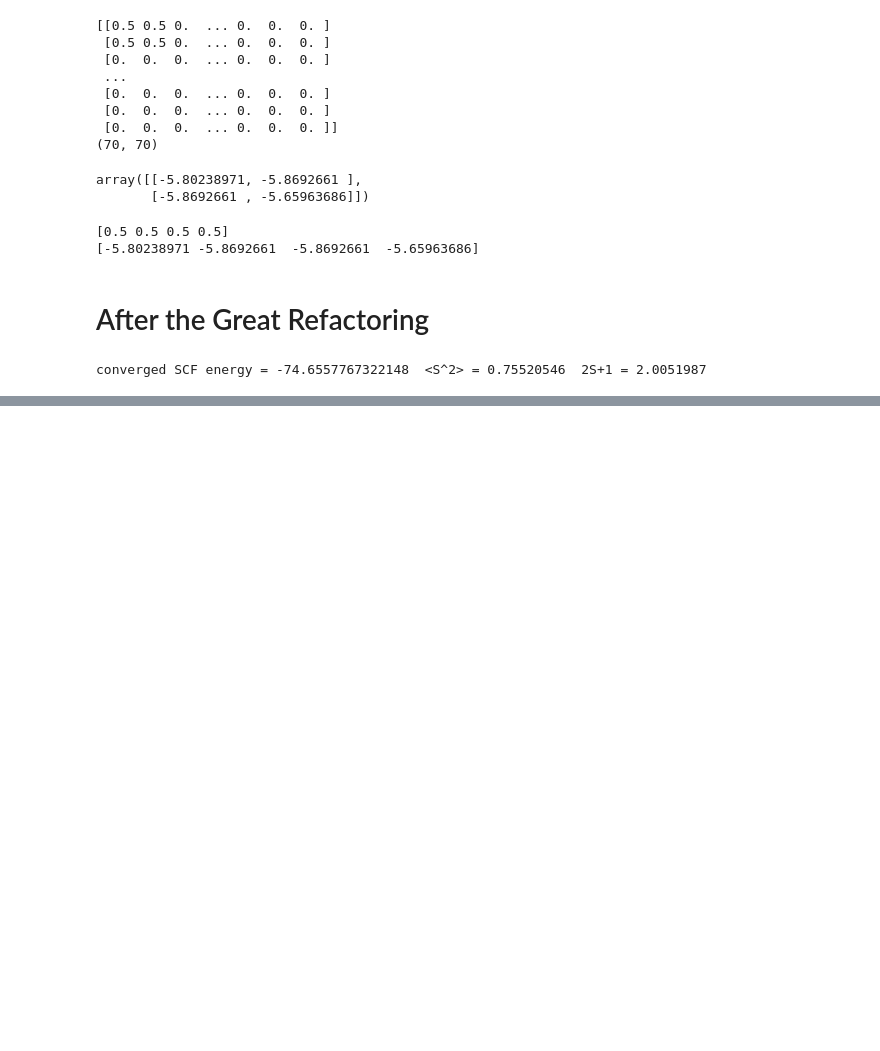
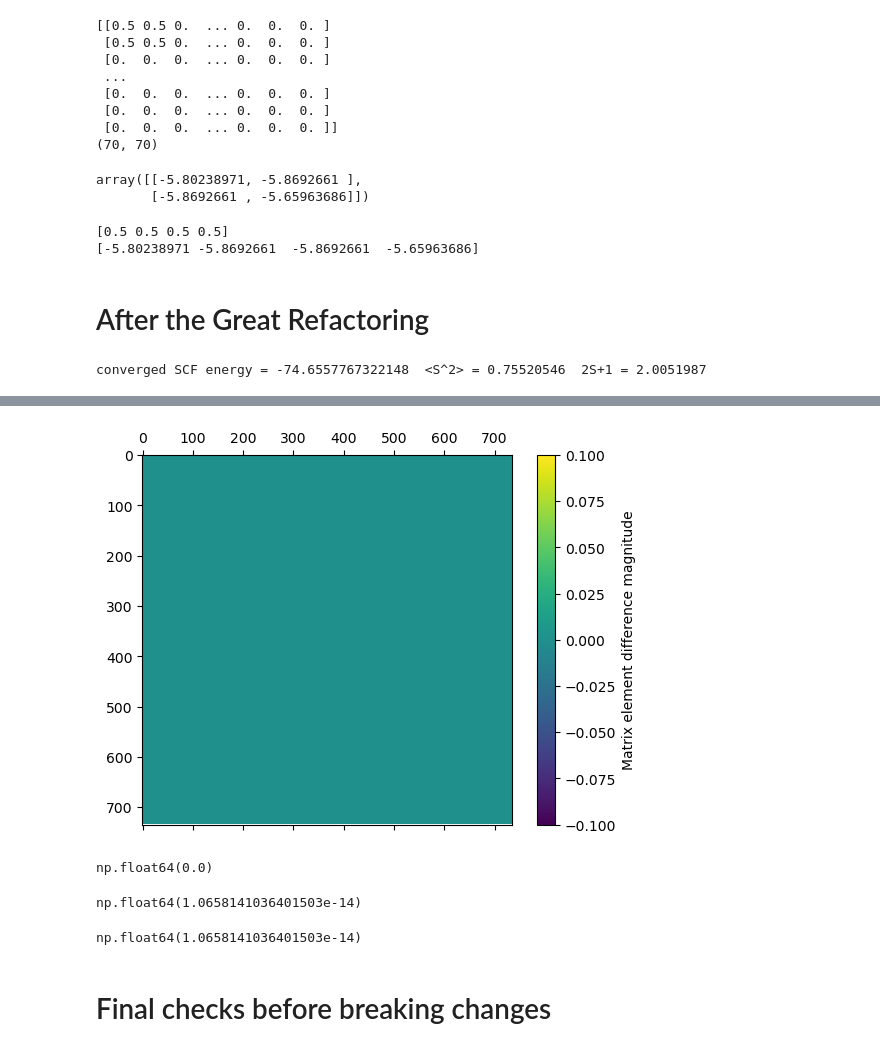
Before and after one commit to osbritton1/hci, a Jupyter notebook: scratch_testing.ipynb, the cells around one changed output, grey strips where cells are left out. Drawn from its saved outputs; the diff is of its cells as text; code cells hidden in the pictures; blank space fills up the shorter version.

```diff
--- a/scratch_testing.ipynb
+++ b/scratch_testing.ipynb
@@ -1378,0 +1764,24 @@ array([( 0,  0), ( 0,  1), ( 0,  2), ( 0,  3), ( 0,  4), ( 0,  5),
+# %%
+fig, ax = plt.subplots()
+diffs = check_hamiltonian_1-check_hamiltonian_2
+np.fill_diagonal(diffs, 0.0)
+im = ax.matshow(diffs)
+cbar = fig.colorbar(im, ax=ax)
+cbar.set_label('Matrix element difference magnitude')
+plt.show()
+# %% [output]
+[figure, added]
+# %%
+np.max(check_hamiltonian_1-check_hamiltonian_2)
+# %% [output]
+np.float64(0.0)
+# %%
+np.max(full_hamiltonian-check_hamiltonian_1)
+# %% [output]
+np.float64(1.0658141036401503e-14)
+# %%
+np.max(full_hamiltonian-check_hamiltonian_2)
+# %% [output]
+np.float64(1.0658141036401503e-14)
+# %% [markdown]
+# Final checks before breaking changes
```
Also changed, not shown: parts of 42 cells of this notebook, 20 other files.
